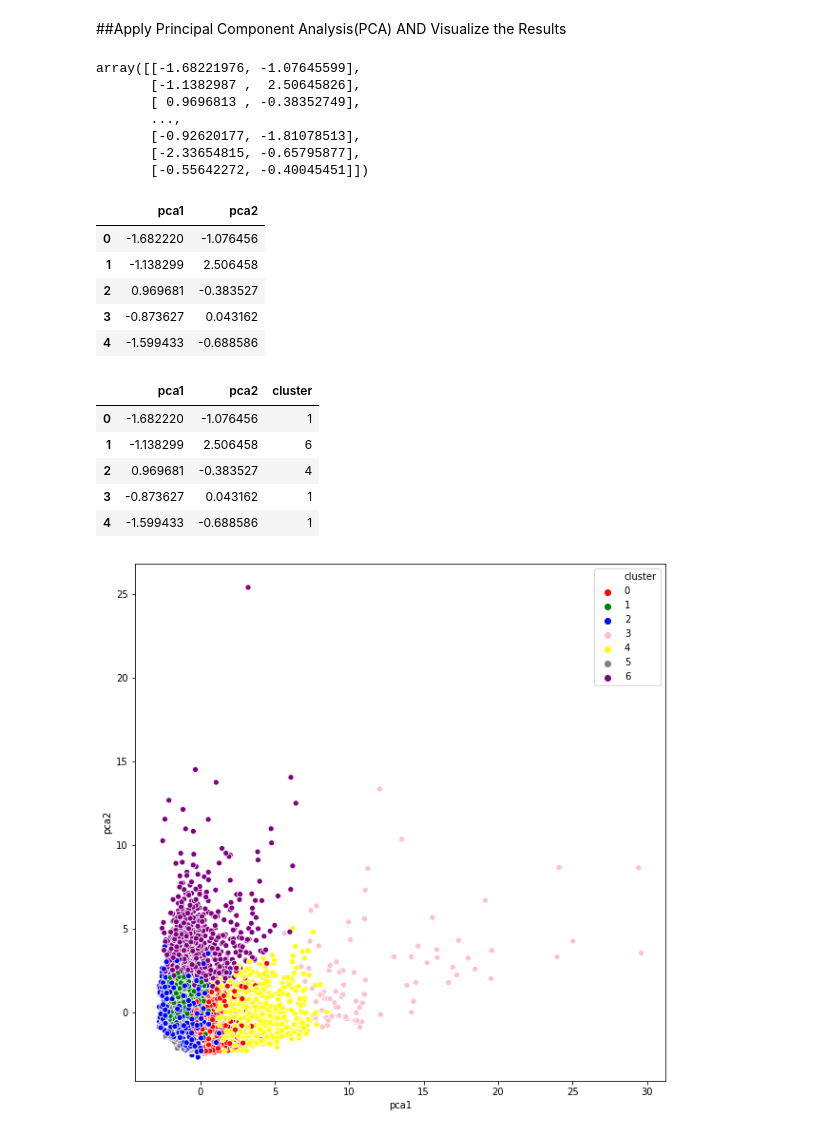
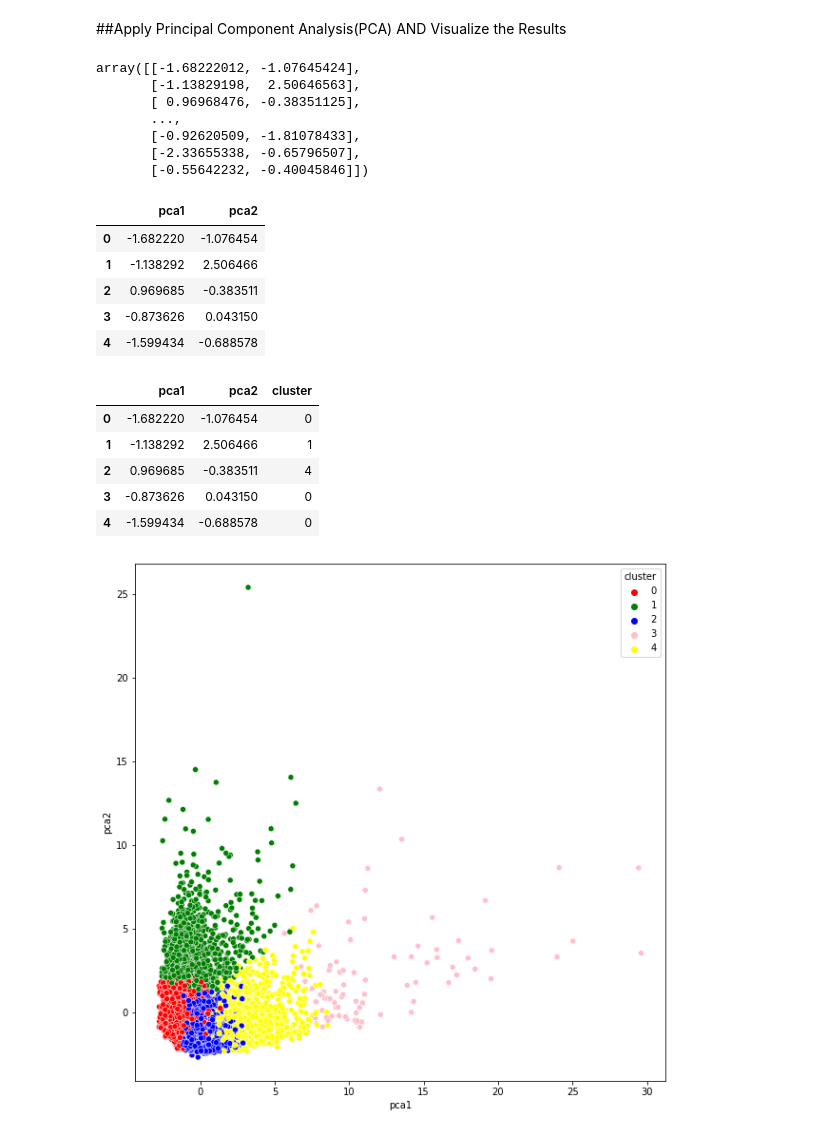
Before and after one commit to Shixin000/Bank-Customer-Segmentation, a Jupyter notebook: Bank_Customer_Segmentation1.ipynb, the cells around one changed output. Cells and saved outputs as stored; diff of their text form; code cells hidden in the pictures.

```diff
--- a/Bank_Customer_Segmentation1.ipynb
+++ b/Bank_Customer_Segmentation1.ipynb
@@ -33,5 +54,5 @@ from sklearn.decomposition import PCA
 # %%
-path ='/content/drive/My Drive/machine learning project/Unsupervised Machine Learning for Customer Segmentation/marketing_data.csv'
+path ='/content/drive/MyDrive/ML project/Unsupervised Machine Learning for Customer Segmentation/marketing_data.csv'
 df = pd.read_csv(path)
 # %%
 df.head()
@@ -273,7 +255,7 @@ plt.plot(scores)
 # %% [markdown]
 ##APPLY K-MEANS METHOD
 # %%
-kmeans = KMeans(n_clusters = 7)
+kmeans = KMeans(n_clusters = 5)
 kmeans.fit(df_scaled)
 labels = kmeans.labels_ # attribute labels_ gives a ndarray of shape (n_samples,), the labels of each point
 # %%
@@ -379,38 +357,38 @@ pca = PCA(n_components=2)
 principal_comp = pca.fit_transform(df_scaled)
 principal_comp
 # %% [output]
-array([[-1.68221976, -1.07645599],
-       [-1.1382987 ,  2.50645826],
-       [ 0.9696813 , -0.38352749],
+array([[-1.68222012, -1.07645424],
+       [-1.13829198,  2.50646563],
+       [ 0.96968476, -0.38351125],
        ...,
-       [-0.92620177, -1.81078513],
-       [-2.33654815, -0.65795877],
-       [-0.55642272, -0.40045451]])
+       [-0.92620509, -1.81078433],
+       [-2.33655338, -0.65796507],
+       [-0.55642232, -0.40045846]])
 # %%
 # Create a dataframe with the two components
 pca_df = pd.DataFrame(data = principal_comp, columns =['pca1','pca2'])
 pca_df.head()
 # %% [output]
 |  | pca1 | pca2 |
-| 0 | -1.682220 | -1.076456 |
-| 1 | -1.138299 | 2.506458 |
-| 2 | 0.969681 | -0.383527 |
-| 3 | -0.873627 | 0.043162 |
-| 4 | -1.599433 | -0.688586 |
+| 0 | -1.682220 | -1.076454 |
+| 1 | -1.138292 | 2.506466 |
+| 2 | 0.969685 | -0.383511 |
+| 3 | -0.873626 | 0.043150 |
+| 4 | -1.599434 | -0.688578 |
 # %%
 # Concatenate the clusters labels to the dataframe
 pca_df = pd.concat([pca_df,pd.DataFrame({'cluster':labels})], axis = 1)
 pca_df.head()
 # %% [output]
 |  | pca1 | pca2 | cluster |
-| 0 | -1.682220 | -1.076456 | 1 |
-| 1 | -1.138299 | 2.506458 | 6 |
-| 2 | 0.969681 | -0.383527 | 4 |
-| 3 | -0.873627 | 0.043162 | 1 |
-| 4 | -1.599433 | -0.688586 | 1 |
+| 0 | -1.682220 | -1.076454 | 0 |
+| 1 | -1.138292 | 2.506466 | 1 |
+| 2 | 0.969685 | -0.383511 | 4 |
+| 3 | -0.873626 | 0.043150 | 0 |
+| 4 | -1.599434 | -0.688578 | 0 |
 # %%
 plt.figure(figsize=(10,10))
-ax = sns.scatterplot(x="pca1", y="pca2", hue = "cluster", data = pca_df, palette =['red','green','blue','pink','yellow','gray','purple'])
+ax = sns.scatterplot(x="pca1", y="pca2", hue = "cluster", data = pca_df, palette =['red','green','blue','pink','yellow'])
 plt.show()
 # %% [output]
-[figure, old version]
+[figure, new version]
```
Also changed, not shown: parts of 16 cells of this notebook.
